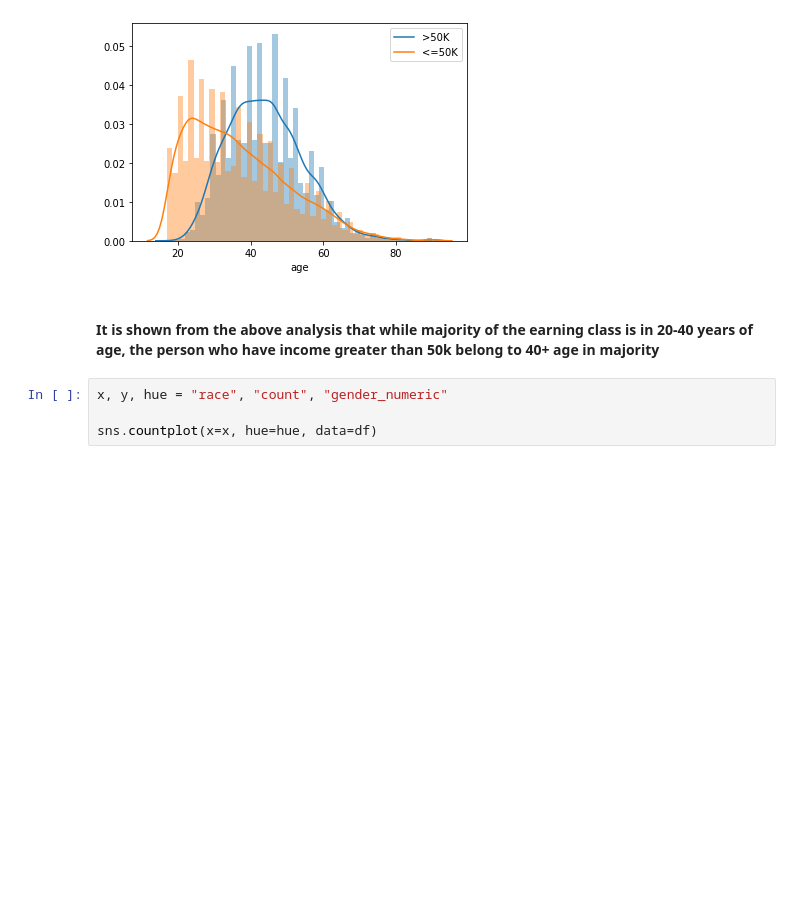
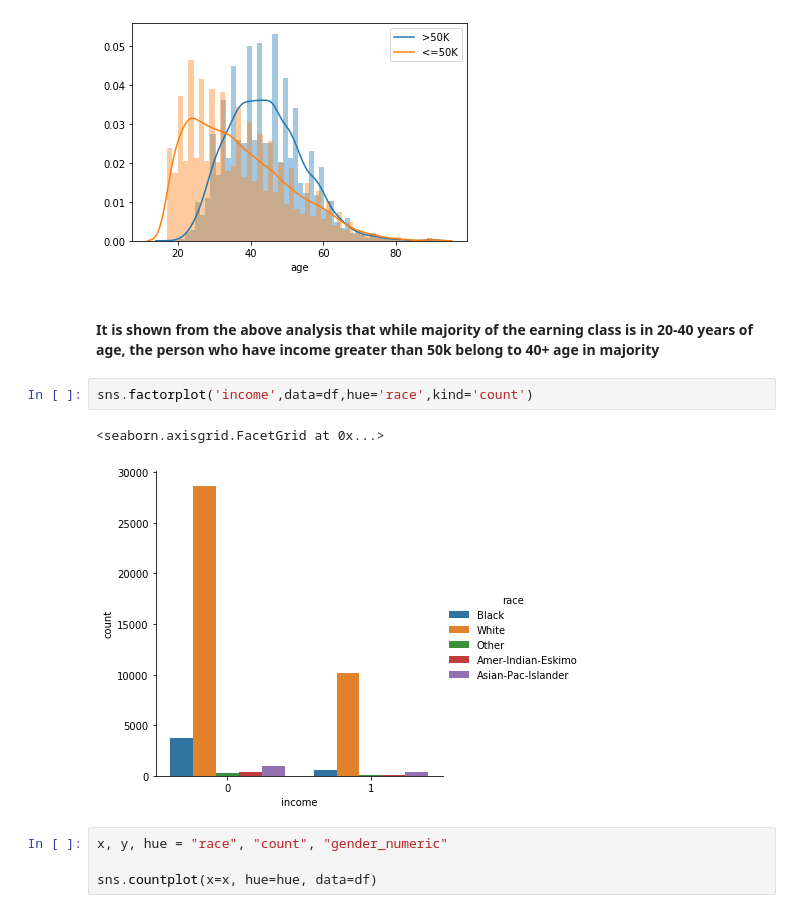
Before and after one commit to mukund2000/Income-Classification, a Jupyter notebook: Assignments/Assignment-5/Data Visualization.ipynb, the cells around one changed output. Saved outputs shown, nothing was run; the diff lists cells and outputs as text; blank space fills up the shorter version.

```diff
--- a/Assignments/Assignment-5/Data Visualization.ipynb
+++ b/Assignments/Assignment-5/Data Visualization.ipynb
@@ -245,6 +247,11 @@ sns.distplot(df[df['income'] == 0]['age'], kde_kws={"label": "<=50K"})
 [figure]
 # %% [markdown]
 #### It is shown from the above analysis that while majority of the earning class is in 20-40 years of age, the person who have income greater than 50k belong to 40+ age in majority
+# %%
+sns.factorplot('income',data=df,hue='race',kind='count')
+# %% [output]
+<seaborn.axisgrid.FacetGrid at 0x...>
+[figure, added]
 # %%
 x, y, hue = "race", "count", "gender_numeric"
 
```
Also changed, not shown: parts of 4 cells of this notebook.
